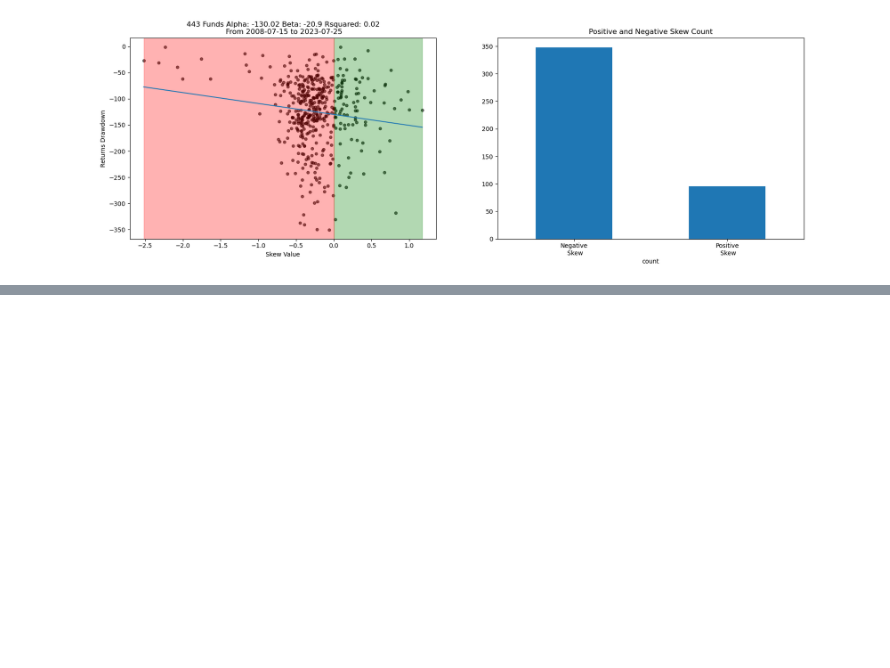
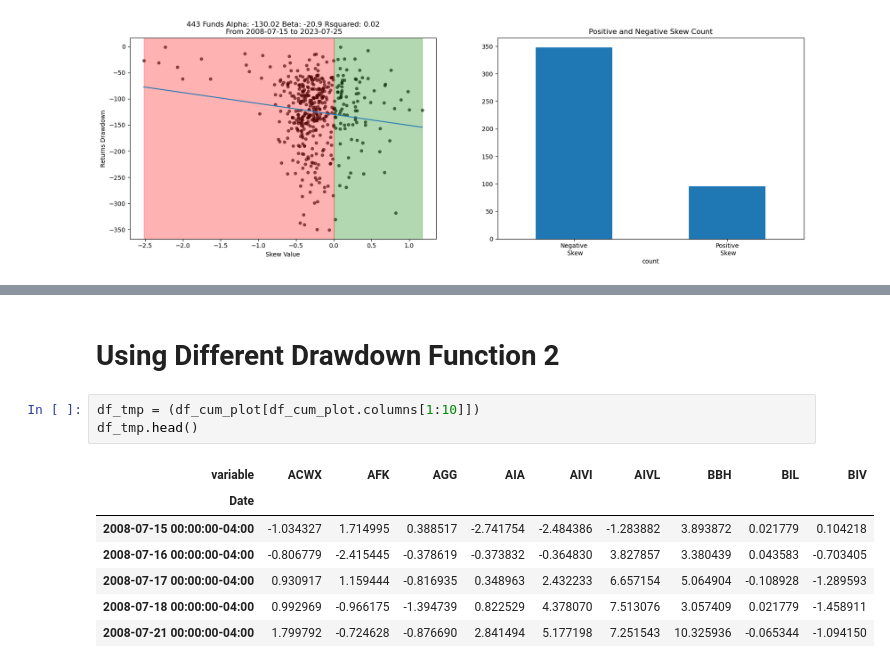
Before and after one commit to diegodalvarez/SkewDrawdown, a Jupyter notebook: analysis.ipynb, the cells around one changed output, grey strips where cells are left out. Cells and saved outputs as stored; diff of their text form; blank space fills up the shorter version.

```diff
--- a/analysis.ipynb
+++ b/analysis.ipynb
@@ -261,0 +292,13 @@ axes[1].tick_params(axis='x', rotation = 360)
+# %% [markdown]
+# Using Different Drawdown Function 2
+# %%
+df_tmp = (df_cum_plot[df_cum_plot.columns[1:10]])
+df_tmp.head()
+# %% [output]
+| variable | ACWX | AFK | AGG | AIA | AIVI | AIVL | BBH | BIL | BIV |
+| Date |  |  |  |  |  |  |  |  |  |
+| 2008-07-15 00:00:00-04:00 | -1.034327 | 1.714995 | 0.388517 | -2.741754 | -2.484386 | -1.283882 | 3.893872 | 0.021779 | 0.104218 |
+| 2008-07-16 00:00:00-04:00 | -0.806779 | -2.415445 | -0.378619 | -0.373832 | -0.364830 | 3.827857 | 3.380439 | 0.043583 | -0.703405 |
+| 2008-07-17 00:00:00-04:00 | 0.930917 | 1.159444 | -0.816935 | 0.348963 | 2.432233 | 6.657154 | 5.064904 | -0.108928 | -1.289593 |
+| 2008-07-18 00:00:00-04:00 | 0.992969 | -0.966175 | -1.394739 | 0.822529 | 4.378070 | 7.513076 | 3.057409 | 0.021779 | -1.458911 |
+| 2008-07-21 00:00:00-04:00 | 1.799792 | -0.724628 | -0.876690 | 2.841494 | 5.177198 | 7.251543 | 10.325936 | -0.065344 | -1.094150 |
```
Also changed, not shown: parts of 23 cells of this notebook.
